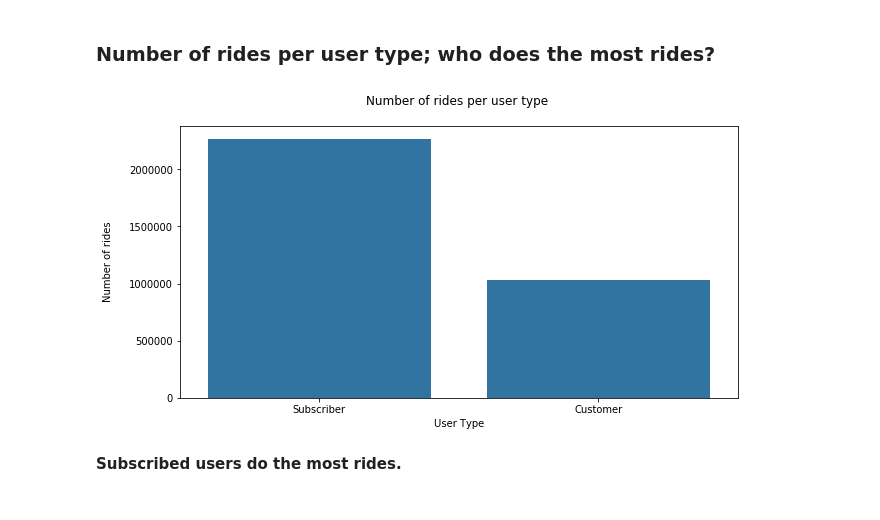
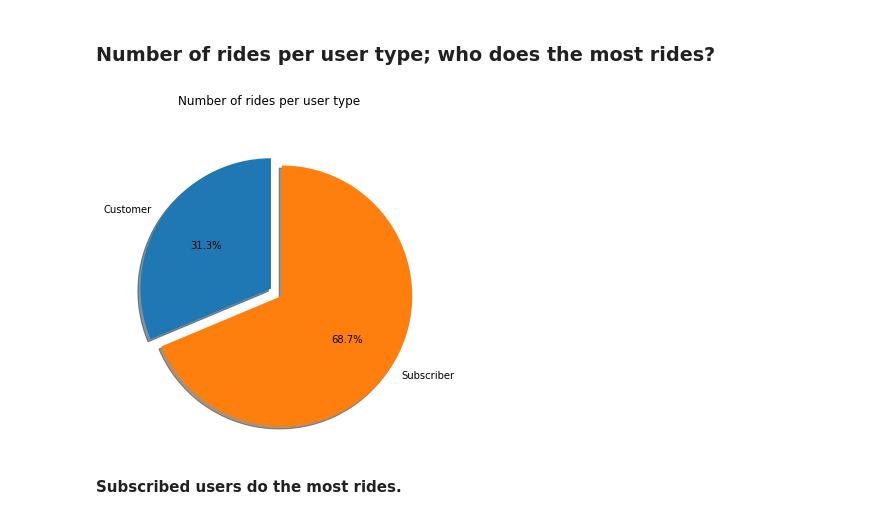
Before and after one commit to asmaHelmy/Ford-GoBike-Data-Analysis, a Jupyter notebook: GoBike_Data_Analysis.ipynb, the cells around one changed output. Cells and saved outputs as stored; diff of their text form; code cells hidden in the pictures.

```diff
--- a/GoBike_Data_Analysis.ipynb
+++ b/GoBike_Data_Analysis.ipynb
@@ -433,14 +433,14 @@ data.describe()
 base_color = sb.color_palette()[0]
 # %% [markdown]
 ### Number of rides per user type; who does the most rides?
-# %%
-plt.figure(figsize= [10, 5])
-sb.countplot(x='user_type', data=data, color=base_color);
-plt.xlabel("User Type");
-plt.ylabel("Number of rides\n");
-plt.title("Number of rides per user type \n");
-# %% [output]
-[figure, removed]
+# %%
+plt.figure(figsize= [15, 6])
+proportions = data['user_type'].value_counts()/data.shape[0]
+labels = proportions.index
+plt.pie(proportions[::-1], labels=labels[::-1], autopct='%1.1f%%', explode=[0,0.1], shadow=True, startangle=90);
+plt.title("Number of rides per user type \n");
+# %% [output]
+[figure, added]
 # %% [markdown]
 **Subscribed users do the most rides.**
 # %% [markdown]
```
Also changed, not shown: parts of 4 cells of this notebook.
